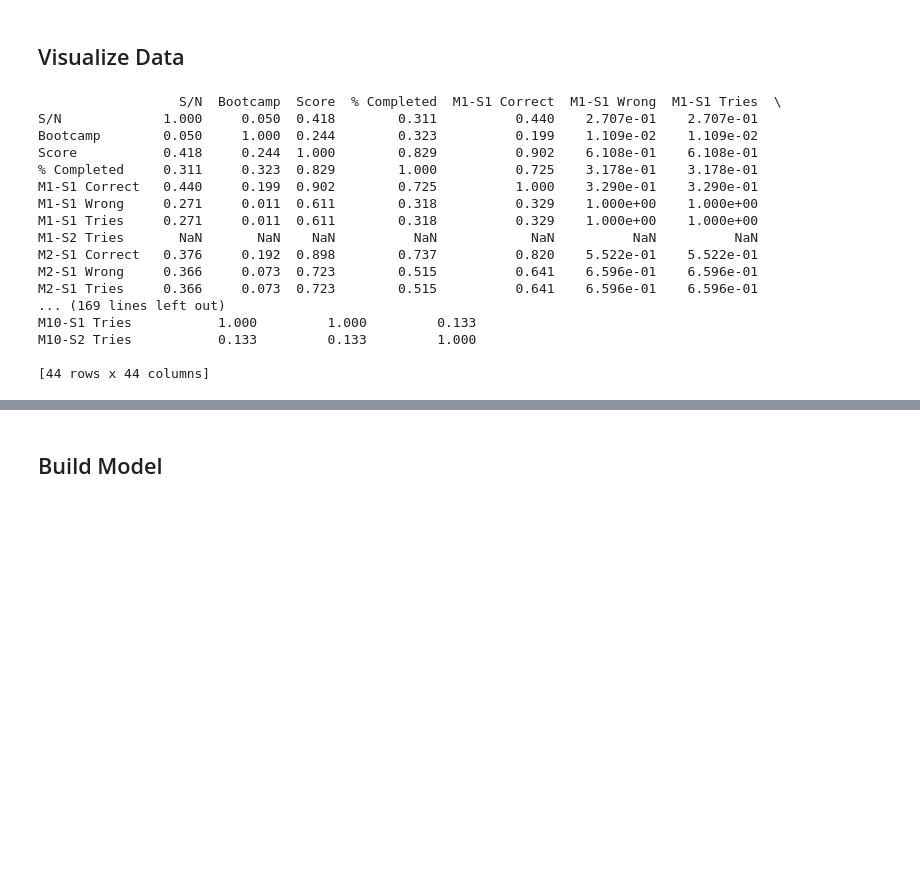
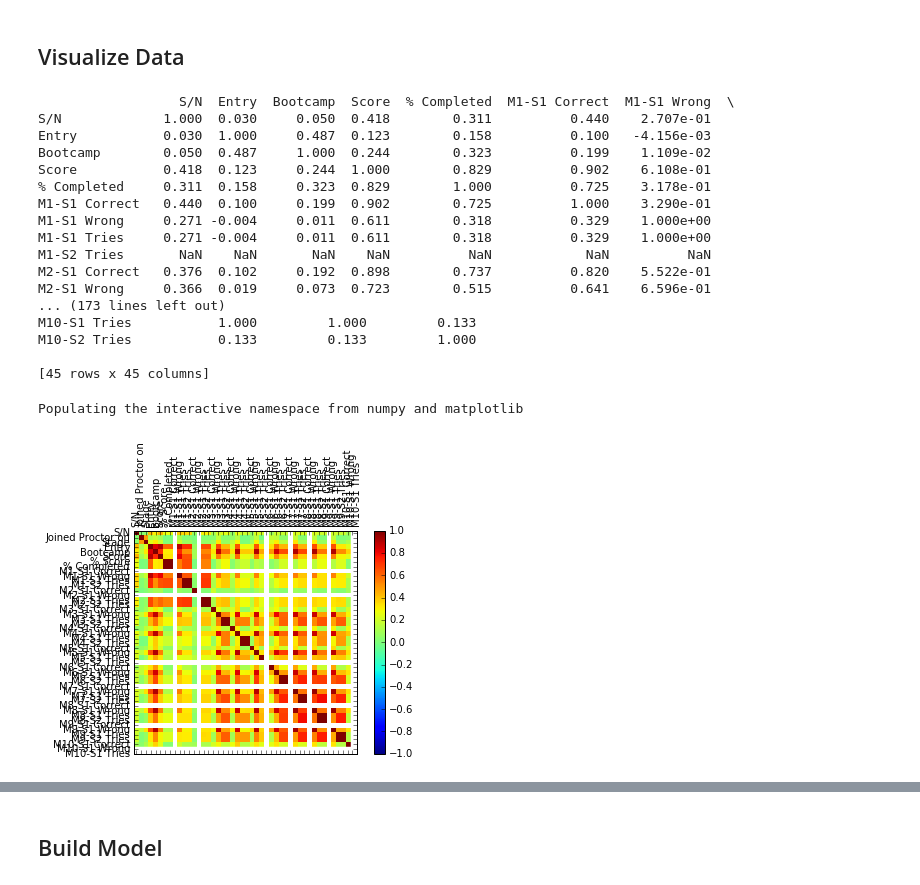
Before and after one commit to andela-ymakanjuola/mirai, a Jupyter notebook: scripts/andela_ml.ipynb, the cells around one changed output, grey strips where cells are left out. Drawn from its saved outputs; the diff is of its cells as text; code cells hidden in the pictures; blank space fills up the shorter version.

```diff
--- a/scripts/andela_ml.ipynb
+++ b/scripts/andela_ml.ipynb
@@ -69,25 +57,45 @@ dtype: float64
 #Pearson's Correlation coefficient
 pd.set_option( 'display.width' , 100)
 pd.set_option( 'precision' , 3)
-train_data.corr(method='pearson')
+correlations = train_data.corr(method='pearson')
+print correlations
 # %% [output]
-                  S/N  Bootcamp  Score  % Completed  M1-S1 Correct  M1-S1 Wrong  M1-S1 Tries  \
-S/N             1.000     0.050  0.418        0.311          0.440    2.707e-01    2.707e-01
-Bootcamp        0.050     1.000  0.244        0.323          0.199    1.109e-02    1.109e-02
-Score           0.418     0.244  1.000        0.829          0.902    6.108e-01    6.108e-01
-% Completed     0.311     0.323  0.829        1.000          0.725    3.178e-01    3.178e-01
-M1-S1 Correct   0.440     0.199  0.902        0.725          1.000    3.290e-01    3.290e-01
-M1-S1 Wrong     0.271     0.011  0.611        0.318          0.329    1.000e+00    1.000e+00
-M1-S1 Tries     0.271     0.011  0.611        0.318          0.329    1.000e+00    1.000e+00
-M1-S2 Tries       NaN       NaN    NaN          NaN            NaN          NaN          NaN
-M2-S1 Correct   0.376     0.192  0.898        0.737          0.820    5.522e-01    5.522e-01
-M2-S1 Wrong     0.366     0.073  0.723        0.515          0.641    6.596e-01    6.596e-01
-M2-S1 Tries     0.366     0.073  0.723        0.515          0.641    6.596e-01    6.596e-01
-... (169 lines left out)
+                  S/N  Entry  Bootcamp  Score  % Completed  M1-S1 Correct  M1-S1 Wrong  \
+S/N             1.000  0.030     0.050  0.418        0.311          0.440    2.707e-01
+Entry           0.030  1.000     0.487  0.123        0.158          0.100   -4.156e-03
+Bootcamp        0.050  0.487     1.000  0.244        0.323          0.199    1.109e-02
+Score           0.418  0.123     0.244  1.000        0.829          0.902    6.108e-01
+% Completed     0.311  0.158     0.323  0.829        1.000          0.725    3.178e-01
+M1-S1 Correct   0.440  0.100     0.199  0.902        0.725          1.000    3.290e-01
+M1-S1 Wrong     0.271 -0.004     0.011  0.611        0.318          0.329    1.000e+00
+M1-S1 Tries     0.271 -0.004     0.011  0.611        0.318          0.329    1.000e+00
+M1-S2 Tries       NaN    NaN       NaN    NaN          NaN            NaN          NaN
+M2-S1 Correct   0.376  0.102     0.192  0.898        0.737          0.820    5.522e-01
+M2-S1 Wrong     0.366  0.019     0.073  0.723        0.515          0.641    6.596e-01
+... (173 lines left out)
 M10-S1 Tries           1.000         1.000         0.133
 M10-S2 Tries           0.133         0.133         1.000
 
-[44 rows x 44 columns]
+[45 rows x 45 columns]
+# %%
+#corellation matrix
+
+import matplotlib.pyplot as plt
+%pylab inline
+
+fig = plt.figure()
+ax = fig.add_subplot(111)
+cax = ax.matshow(correlations, vmin=-1, vmax=1)
+fig.colorbar(cax)
+ticks = np.arange(0,47,1)
+ax.set_yticks(ticks)
+ax.set_xticks(ticks)
+ax.set_xticklabels(train_data.columns, rotation='vertical')
+ax.set_yticklabels(train_data.columns)
+plt.show()
+# %% [output]
+Populating the interactive namespace from numpy and matplotlib
+[figure, added]
 # %%
 import matplotlib.pyplot as plt
 %pylab inline
```
Also changed, not shown: parts of 4 cells of this notebook.
